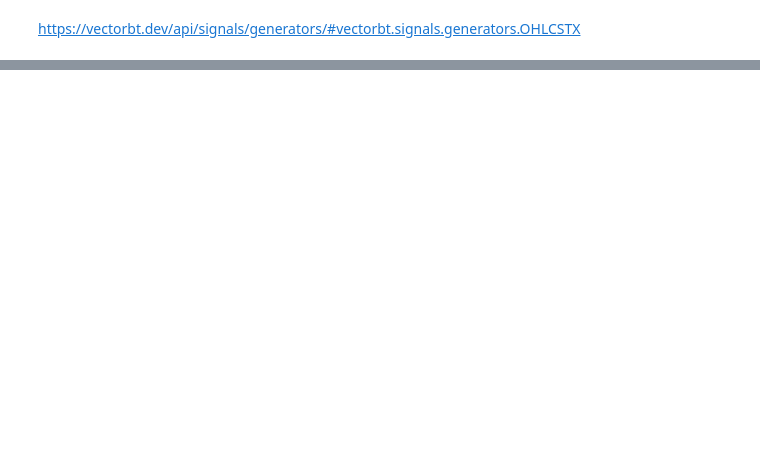
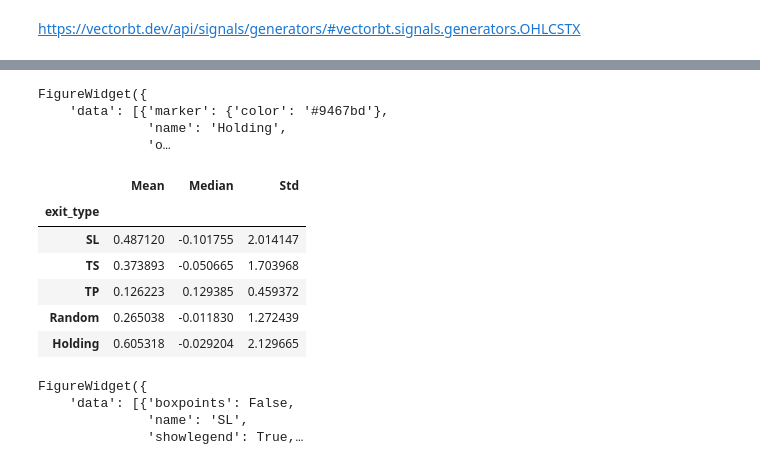
Before and after one commit to elpolini/sl-ts-tp-backtest, a Jupyter notebook: StopSignals.ipynb, the cells around one changed output, grey strips where cells are left out. Cells and saved outputs as stored; diff of their text form; code cells hidden in the pictures; blank space fills up the shorter version.

```diff
--- a/StopSignals.ipynb
+++ b/StopSignals.ipynb
@@ -276,0 +281,10 @@ MultiIndex([(0.01,   0, 'BTCUSDT'),
+# %%
+exits = pd.DataFrame.vbt.concat(
+    sl_exits,
+    tsl_exits,
+    tp_exits,
+    rand_exits,
+    hold_exits,
+    keys=pd.Index(exit_types, name="exit_type")
+)
+exits.shape
@@ -276,0 +332,6 @@ MultiIndex([(0.01,   0, 'BTCUSDT'),
+# %%
+pf = vbt.Portfolio.from_signals(
+    ohlcv_data['Close'],
+    entries,
+    exits
+)
@@ -276,0 +342,3 @@ MultiIndex([(0.01,   0, 'BTCUSDT'),
+# %%
+total_return = pf.total_return()
+total_return.shape
@@ -276,0 +349,3 @@ MultiIndex([(0.01,   0, 'BTCUSDT'),
+# %%
+total_return_by_type = total_return.unstack(level='exit_type')[exit_types]
+total_return_by_type['Holding'].describe(percentiles=[])
@@ -276,0 +360,37 @@ MultiIndex([(0.01,   0, 'BTCUSDT'),
+# %%
+total_return_by_type['Holding'].vbt.histplot(
+    xaxis_title='Total return',
+    xaxis_tickformat='.2%',
+    yaxis_title='Count',
+    trace_kwargs=dict(marker_color=vbt.settings["plotting"]["color_schema"]["purple"])
+)
+# %% [output]
+FigureWidget({
+    'data': [{'marker': {'color': '#9467bd'},
+              'name': 'Holding',
+              'o…
+# %%
+pd.DataFrame({
+    'Mean' : total_return_by_type.mean(),
+    'Median' : total_return_by_type.median(),
+    'Std' : total_return_by_type.std(),
+})
+# %% [output]
+|  | Mean | Median | Std |
+| exit_type |  |  |  |
+| SL | 0.487120 | -0.101755 | 2.014147 |
+| TS | 0.373893 | -0.050665 | 1.703968 |
+| TP | 0.126223 | 0.129385 | 0.459372 |
+| Random | 0.265038 | -0.011830 | 1.272439 |
+| Holding | 0.605318 | -0.029204 | 2.129665 |
+# %%
+total_return_by_type.vbt.boxplot(
+    trace_kwargs=dict(boxpoints=False),
+    yaxis_title='Total return',
+    yaxis_tickformat='.2%'
+)
+# %% [output]
+FigureWidget({
+    'data': [{'boxpoints': False,
+              'name': 'SL',
+              'showlegend': True,…
```
Also changed, not shown: parts of 36 cells of this notebook, 4 other files.
